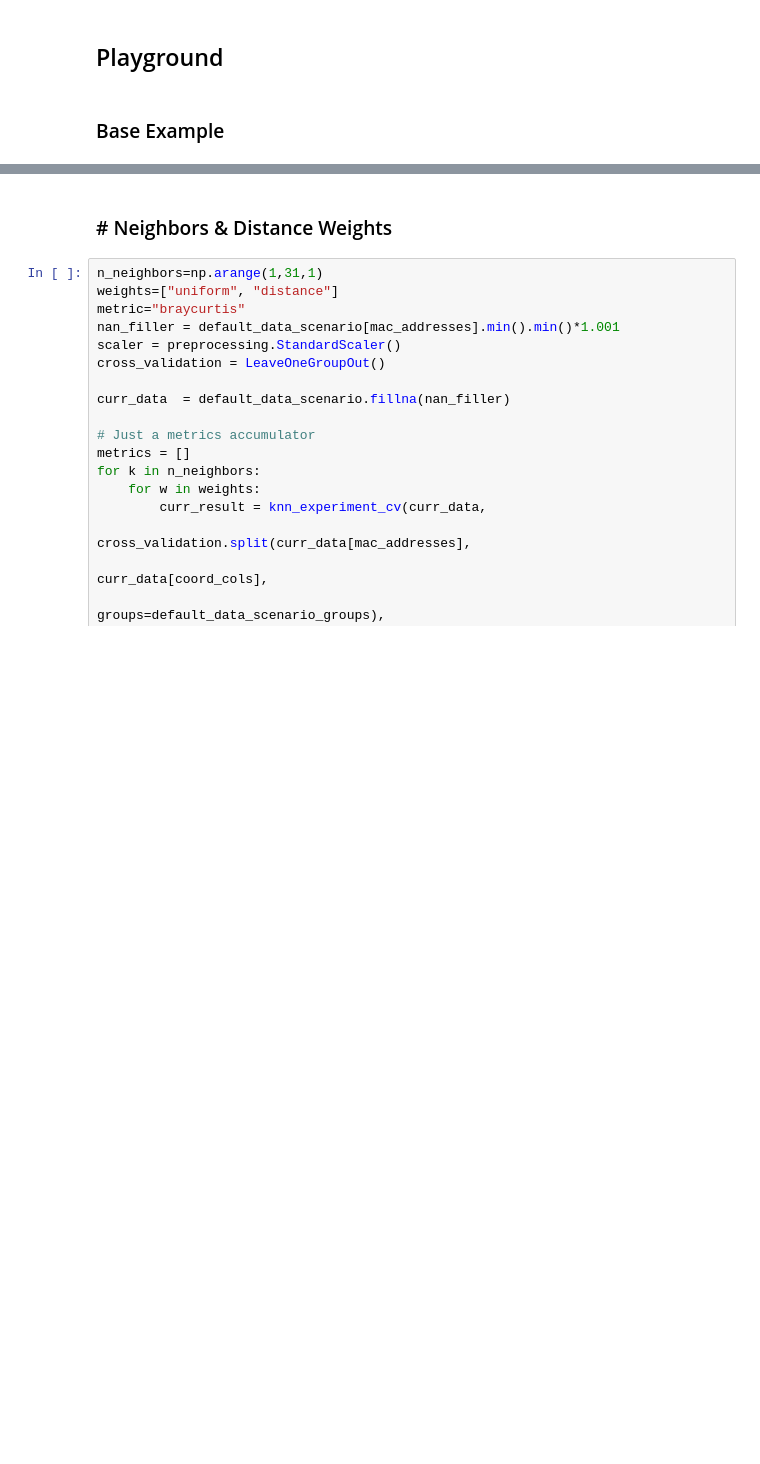
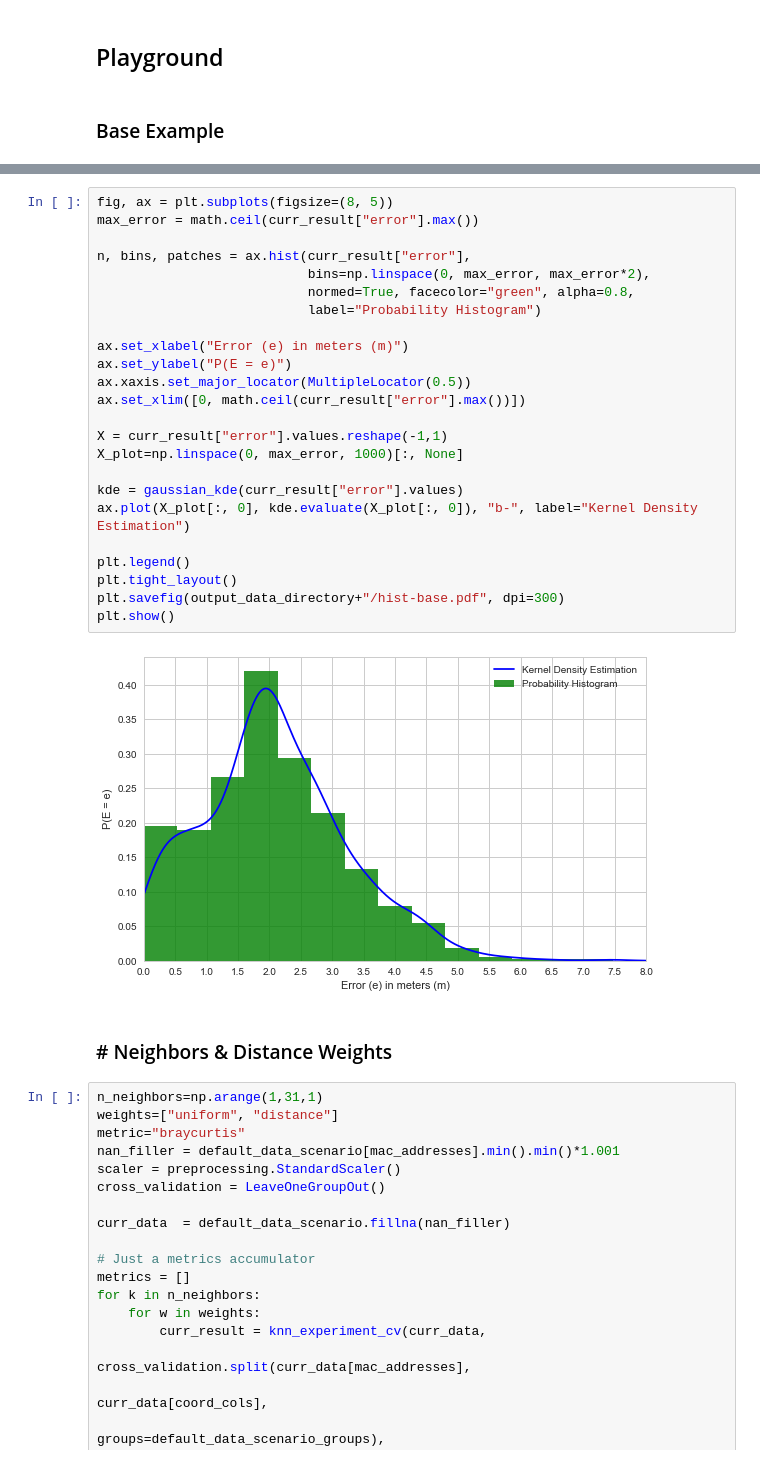
Before and after one commit to YanuX-Framework/YanuX-Cruncher, a Jupyter notebook: WifiFingerprintingExperiments.ipynb, the cells around one changed output, grey strips where cells are left out. Saved outputs shown, nothing was run; the diff lists cells and outputs as text; blank space fills up the shorter version.

```diff
--- a/WifiFingerprintingExperiments.ipynb
+++ b/WifiFingerprintingExperiments.ipynb
@@ -335,3 +361,29 @@ curr_result.to_csv(output_data_directory+"/base-results.csv")
+# %%
+fig, ax = plt.subplots(figsize=(8, 5))
+max_error = math.ceil(curr_result["error"].max())
+
+n, bins, patches = ax.hist(curr_result["error"],
+                           bins=np.linspace(0, max_error, max_error*2),
+                           normed=True, facecolor="green", alpha=0.8,
+                           label="Probability Histogram")
+
+ax.set_xlabel("Error (e) in meters (m)")
+ax.set_ylabel("P(E = e)")
+ax.xaxis.set_major_locator(MultipleLocator(0.5))
+ax.set_xlim([0, math.ceil(curr_result["error"].max())])
+
+X = curr_result["error"].values.reshape(-1,1)
+X_plot=np.linspace(0, max_error, 1000)[:, None]
+
+kde = gaussian_kde(curr_result["error"].values)
+ax.plot(X_plot[:, 0], kde.evaluate(X_plot[:, 0]), "b-", label="Kernel Density Estimation")
+
+plt.legend()
+plt.tight_layout()
+plt.savefig(output_data_directory+"/hist-base.pdf", dpi=300)
+plt.show()
+# %% [output]
+[figure, added]
 # %% [markdown]
 ### # Neighbors & Distance Weights
 # %%
```
Also changed, not shown: parts of 13 cells of this notebook.
